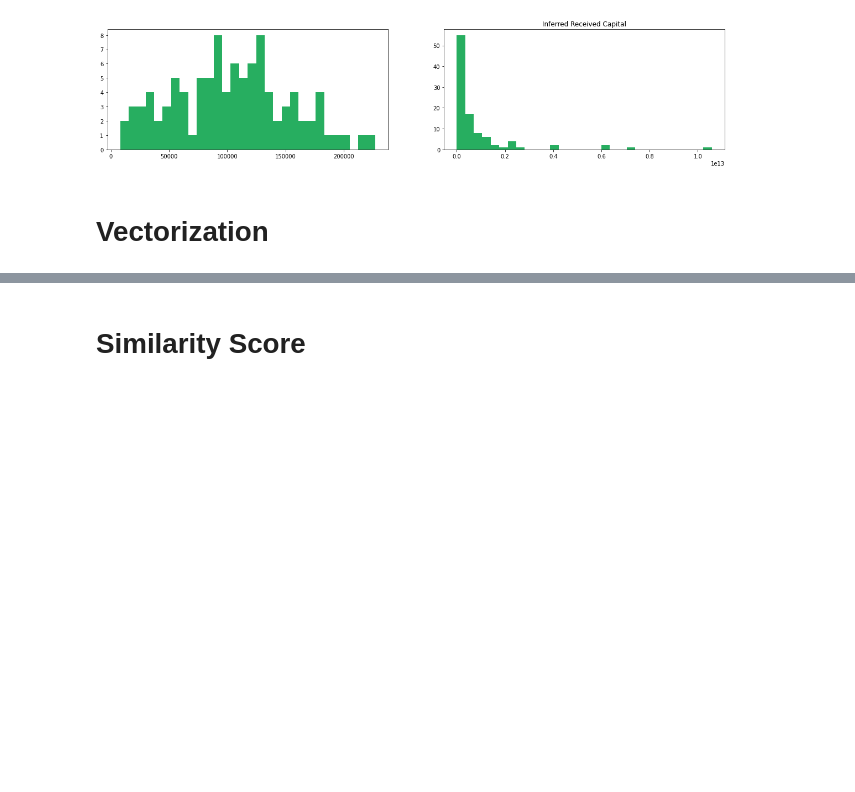
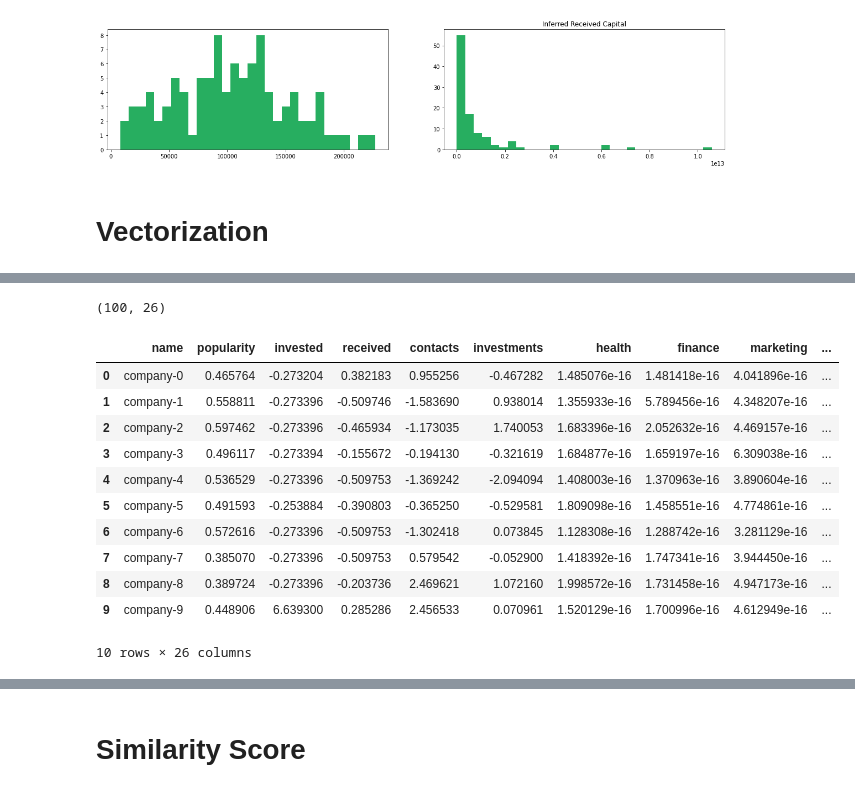
Before and after one commit to MartinCastroAlvarez/python-deep-learning-algorithms, a Jupyter notebook: portfolio.ipynb, the cells around one changed output, grey strips where cells are left out. Saved outputs shown, nothing was run; the diff lists cells and outputs as text; code cells hidden in the pictures; blank space fills up the shorter version.

```diff
--- a/portfolio.ipynb
+++ b/portfolio.ipynb
@@ -467,6 +467,7 @@ def get_person_array(node_id: str) -> dict:
     Returns a dictionary representation of a Person.
     """
     return {
+        'name': node_id,
         'popularity': popularity_by_node[node_id],
         'invested': invested_by_node[node_id],
         'contacts': contacts_by_node[node_id],
@@ -482,6 +483,7 @@ def get_company_array(node_id: str) -> dict:
     Returns a dictionary representation of a Company.
     """
     return {
+        'name': node_id,
         'popularity': popularity_by_node[node_id],
         'invested': invested_by_node[node_id],
         'received': received_by_node[node_id],
@@ -518,11 +496,0 @@ persons.head(10)
-# %%
-companies: pd.DataFrame = pd.DataFrame([
-    get_company_array(node)
-    for node in G.nodes
-    if node.startswith('company-')
-])
-companies['investments'] = (companies['investments'] - companies['investments'].mean()) / companies['investments'].std()
-companies['received'] = (companies['received'] - companies['received'].mean()) / companies['received'].std()
-companies['invested'] = (companies['invested'] - companies['invested'].mean()) / companies['invested'].std()
-companies['contacts'] = (companies['contacts'] - companies['contacts'].mean()) / companies['contacts'].std()
-companies.head(10)
@@ -541,0 +497,15 @@ companies.head(10)
+# %%
+persons: pd.DataFrame = pd.DataFrame([
+    get_person_array(node)
+    for node in G.nodes
+    if node.startswith('person-')
+])
+# Normalizing all values between 0 and 1.
+persons['investments'] = (persons['investments'] - persons['investments'].mean()) / persons['investments'].std()
+persons['invested'] = (persons['invested'] - persons['invested'].mean()) / persons['invested'].std()
+persons['contacts'] = (persons['contacts'] - persons['contacts'].mean()) / persons['contacts'].std()
+# Assigning distinct weights to different attributes.
+for industry in INDUSTRIES:
+    persons[industry] *= 0.5
+print(persons.shape)
+persons.head()
@@ -541,0 +521,30 @@ companies.head(10)
+# %%
+df: pd.DataFrame = pd.DataFrame([
+    get_company_array(node)
+    for node in G.nodes
+    if node.startswith('company-')
+])
+# Normalizing all values between 0 and 1.
+companies['investments'] = (companies['investments'] - companies['investments'].mean()) / companies['investments'].std()
+companies['received'] = (companies['received'] - companies['received'].mean()) / companies['received'].std()
+companies['invested'] = (companies['invested'] - companies['invested'].mean()) / companies['invested'].std()
+companies['contacts'] = (companies['contacts'] - companies['contacts'].mean()) / companies['contacts'].std()
+# Assigning distinct weights to different attributes.
+for industry in INDUSTRIES:
+    companies[industry] *= 0.5
+print(companies.shape)
+companies.head(10)
+# %% [output]
+(100, 26)
+|  | name | popularity | invested | received | contacts | investments | health | finance | marketing | ... |
+| 0 | company-0 | 0.465764 | -0.273204 | 0.382183 | 0.955256 | -0.467282 | 1.485076e-16 | 1.481418e-16 | 4.041896e-16 | ... |
+| 1 | company-1 | 0.558811 | -0.273396 | -0.509746 | -1.583690 | 0.938014 | 1.355933e-16 | 5.789456e-16 | 4.348207e-16 | ... |
+| 2 | company-2 | 0.597462 | -0.273396 | -0.465934 | -1.173035 | 1.740053 | 1.683396e-16 | 2.052632e-16 | 4.469157e-16 | ... |
+| 3 | company-3 | 0.496117 | -0.273394 | -0.155672 | -0.194130 | -0.321619 | 1.684877e-16 | 1.659197e-16 | 6.309038e-16 | ... |
+| 4 | company-4 | 0.536529 | -0.273396 | -0.509753 | -1.369242 | -2.094094 | 1.408003e-16 | 1.370963e-16 | 3.890604e-16 | ... |
+| 5 | company-5 | 0.491593 | -0.253884 | -0.390803 | -0.365250 | -0.529581 | 1.809098e-16 | 1.458551e-16 | 4.774861e-16 | ... |
+| 6 | company-6 | 0.572616 | -0.273396 | -0.509753 | -1.302418 | 0.073845 | 1.128308e-16 | 1.288742e-16 | 3.281129e-16 | ... |
+| 7 | company-7 | 0.385070 | -0.273396 | -0.509753 | 0.579542 | -0.052900 | 1.418392e-16 | 1.747341e-16 | 3.944450e-16 | ... |
+| 8 | company-8 | 0.389724 | -0.273396 | -0.203736 | 2.469621 | 1.072160 | 1.998572e-16 | 1.731458e-16 | 4.947173e-16 | ... |
+| 9 | company-9 | 0.448906 | 6.639300 | 0.285286 | 2.456533 | 0.070961 | 1.520129e-16 | 1.700996e-16 | 4.612949e-16 | ... |
+10 rows × 26 columns
```
Also changed, not shown: parts of 22 cells of this notebook, 2 other files.
